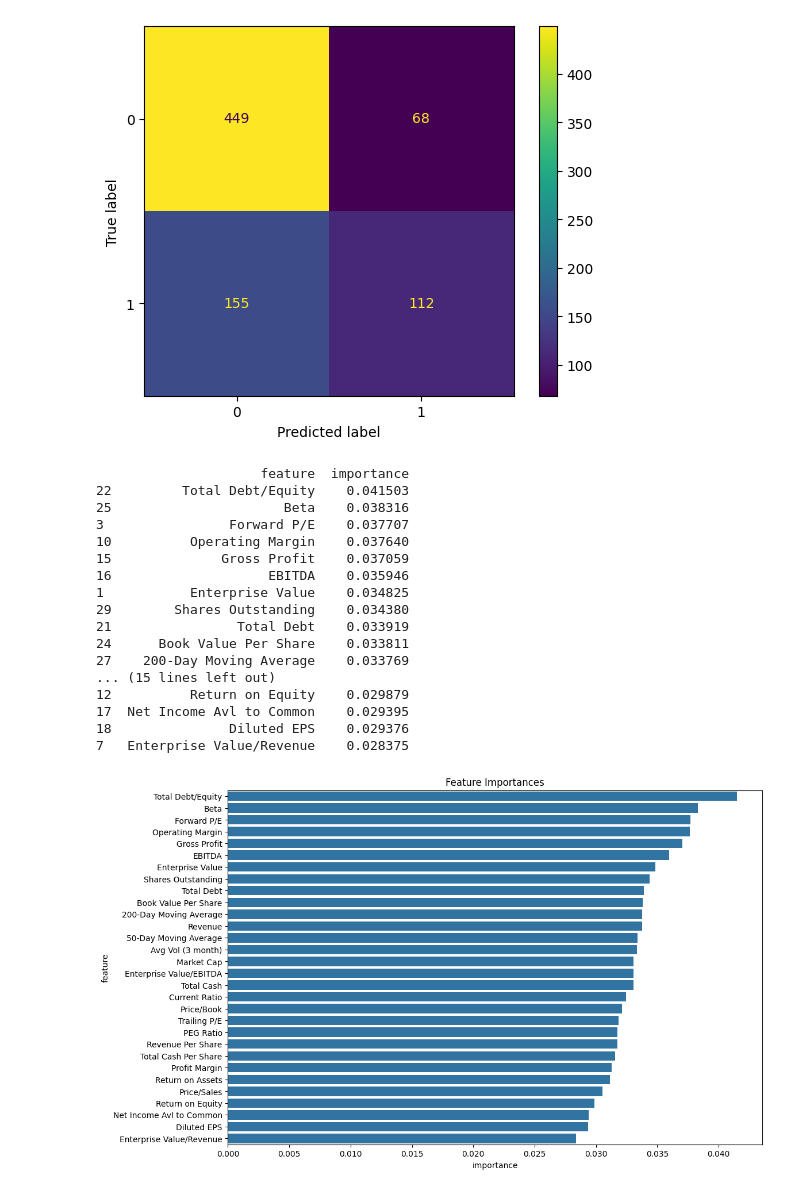
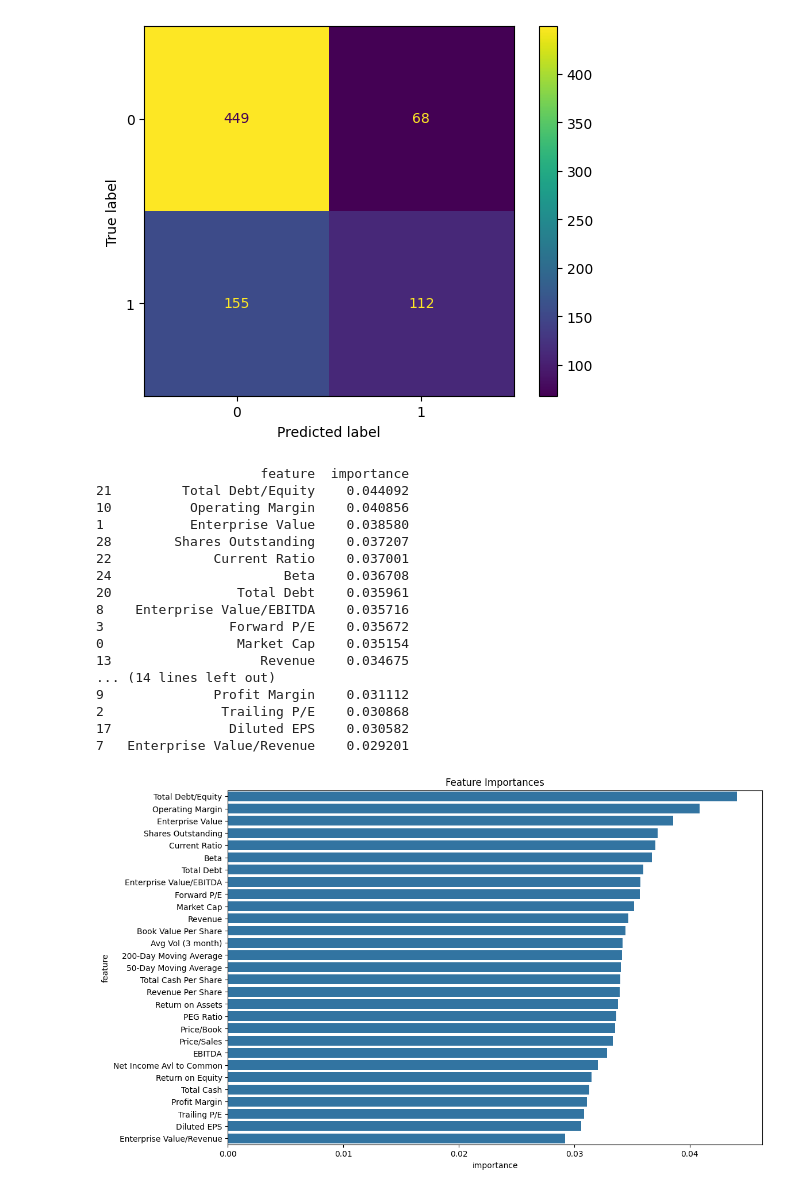
Before and after one commit to bogdanSgithub/MarketPath, a Jupyter notebook: backend/stock_predictions.ipynb, the cells around one changed output. Saved outputs shown, nothing was run; the diff lists cells and outputs as text; code cells hidden in the pictures.

```diff
--- a/backend/stock_predictions.ipynb
+++ b/backend/stock_predictions.ipynb
@@ -239,46 +239,45 @@ weighted avg       0.70      0.72      0.70       784
 # %%
 model = joblib.load(MODEL_PATH)
 
 # Step 2: Access feature importances
 importances = model.feature_importances_
 feature_names = ['Market Cap', 'Enterprise Value', 'Trailing P/E', 'Forward P/E',
        'PEG Ratio', 'Price/Sales', 'Price/Book', 'Enterprise Value/Revenue',
        'Enterprise Value/EBITDA', 'Profit Margin', 'Operating Margin',
-       'Return on Assets', 'Return on Equity', 'Revenue', 'Revenue Per Share',
-       'Gross Profit', 'EBITDA',
+       'Return on Assets', 'Return on Equity', 'Revenue', 'Revenue Per Share', 'EBITDA',
        'Net Income Avl to Common', 'Diluted EPS', 'Total Cash',
        'Total Cash Per Share', 'Total Debt', 'Total Debt/Equity',
        'Current Ratio', 'Book Value Per Share', 'Beta',
        '50-Day Moving Average', '200-Day Moving Average', 'Avg Vol (3 month)',
        'Shares Outstanding']
 
 feature_importances = pd.DataFrame({'feature': feature_names, 'importance': importances})
 feature_importances = feature_importances.sort_values(by='importance', ascending=False)
 
 # Print feature importances
 print(feature_importances)
 
 # Step 4: Visualize the feature importances
 plt.figure(figsize=(12, 8))
 sns.barplot(x='importance', y='feature', data=feature_importances)
 plt.title('Feature Importances')
 plt.show()
 # %% [output]
                      feature  importance
-22         Total Debt/Equity    0.041503
-25                      Beta    0.038316
-3                Forward P/E    0.037707
-10          Operating Margin    0.037640
-15              Gross Profit    0.037059
-16                    EBITDA    0.035946
-1           Enterprise Value    0.034825
-29        Shares Outstanding    0.034380
-21                Total Debt    0.033919
-24      Book Value Per Share    0.033811
-27    200-Day Moving Average    0.033769
-... (15 lines left out)
-12          Return on Equity    0.029879
-17  Net Income Avl to Common    0.029395
-18               Diluted EPS    0.029376
-7   Enterprise Value/Revenue    0.028375
+21         Total Debt/Equity    0.044092
+10          Operating Margin    0.040856
+1           Enterprise Value    0.038580
+28        Shares Outstanding    0.037207
+22             Current Ratio    0.037001
+24                      Beta    0.036708
+20                Total Debt    0.035961
+8    Enterprise Value/EBITDA    0.035716
+3                Forward P/E    0.035672
+0                 Market Cap    0.035154
+13                   Revenue    0.034675
+... (14 lines left out)
+9              Profit Margin    0.031112
+2               Trailing P/E    0.030868
+17               Diluted EPS    0.030582
+7   Enterprise Value/Revenue    0.029201
-[figure, old version]
+[figure, new version]
```
Also changed, not shown: parts of 4 cells of this notebook, 11 other files.
